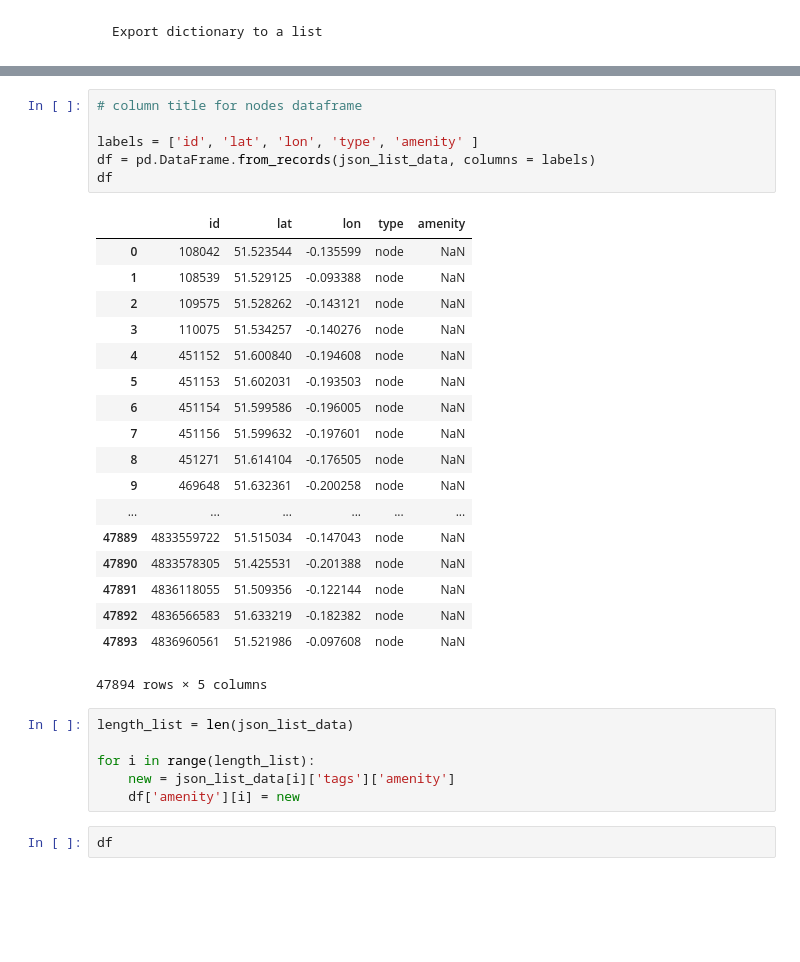
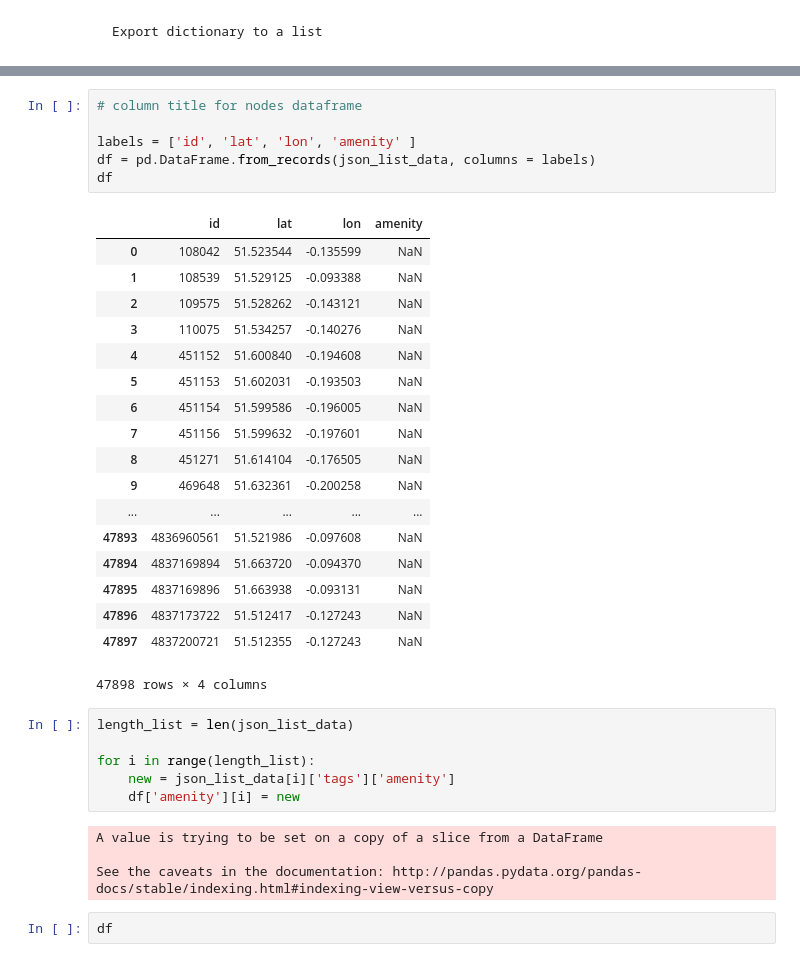
Before and after one commit to mateoneira/UrbanDNA, a Jupyter notebook: data/3a1m_DataCollection.ipynb, the cells around one changed output, grey strips where cells are left out. Cells and saved outputs as stored; diff of their text form; blank space fills up the shorter version.

Commit message:
added data collection

```diff
--- a/data/3a1m_DataCollection.ipynb
+++ b/data/3a1m_DataCollection.ipynb
@@ -176,34 +176,38 @@ json_list_data2
 # %%
 # column title for nodes dataframe
 
-labels = ['id', 'lat', 'lon', 'type', 'amenity' ]
+labels = ['id', 'lat', 'lon', 'amenity' ]
 df = pd.DataFrame.from_records(json_list_data, columns = labels)
 df
 # %% [output]
-|  | id | lat | lon | type | amenity |
-| 0 | 108042 | 51.523544 | -0.135599 | node | NaN |
-| 1 | 108539 | 51.529125 | -0.093388 | node | NaN |
-| 2 | 109575 | 51.528262 | -0.143121 | node | NaN |
-| 3 | 110075 | 51.534257 | -0.140276 | node | NaN |
-| 4 | 451152 | 51.600840 | -0.194608 | node | NaN |
-| 5 | 451153 | 51.602031 | -0.193503 | node | NaN |
-| 6 | 451154 | 51.599586 | -0.196005 | node | NaN |
-| 7 | 451156 | 51.599632 | -0.197601 | node | NaN |
-| 8 | 451271 | 51.614104 | -0.176505 | node | NaN |
-| 9 | 469648 | 51.632361 | -0.200258 | node | NaN |
-| ... | ... | ... | ... | ... | ... |
-| 47889 | 4833559722 | 51.515034 | -0.147043 | node | NaN |
-| 47890 | 4833578305 | 51.425531 | -0.201388 | node | NaN |
-| 47891 | 4836118055 | 51.509356 | -0.122144 | node | NaN |
-| 47892 | 4836566583 | 51.633219 | -0.182382 | node | NaN |
-| 47893 | 4836960561 | 51.521986 | -0.097608 | node | NaN |
+|  | id | lat | lon | amenity |
+| 0 | 108042 | 51.523544 | -0.135599 | NaN |
+| 1 | 108539 | 51.529125 | -0.093388 | NaN |
+| 2 | 109575 | 51.528262 | -0.143121 | NaN |
+| 3 | 110075 | 51.534257 | -0.140276 | NaN |
+| 4 | 451152 | 51.600840 | -0.194608 | NaN |
+| 5 | 451153 | 51.602031 | -0.193503 | NaN |
+| 6 | 451154 | 51.599586 | -0.196005 | NaN |
+| 7 | 451156 | 51.599632 | -0.197601 | NaN |
+| 8 | 451271 | 51.614104 | -0.176505 | NaN |
+| 9 | 469648 | 51.632361 | -0.200258 | NaN |
+| ... | ... | ... | ... | ... |
+| 47893 | 4836960561 | 51.521986 | -0.097608 | NaN |
+| 47894 | 4837169894 | 51.663720 | -0.094370 | NaN |
+| 47895 | 4837169896 | 51.663938 | -0.093131 | NaN |
+| 47896 | 4837173722 | 51.512417 | -0.127243 | NaN |
+| 47897 | 4837200721 | 51.512355 | -0.127243 | NaN |
-47894 rows × 5 columns
+47898 rows × 4 columns
 # %%
 length_list = len(json_list_data)
 
 for i in range(length_list):
     new = json_list_data[i]['tags']['amenity']
     df['amenity'][i] = new
+# %% [output]
+A value is trying to be set on a copy of a slice from a DataFrame
+
+See the caveats in the documentation: http://pandas.pydata.org/pandas-docs/stable/indexing.html#indexing-view-versus-copy
 # %%
 df
 # %%
```
Also changed, not shown: parts of 2 cells of this notebook.
